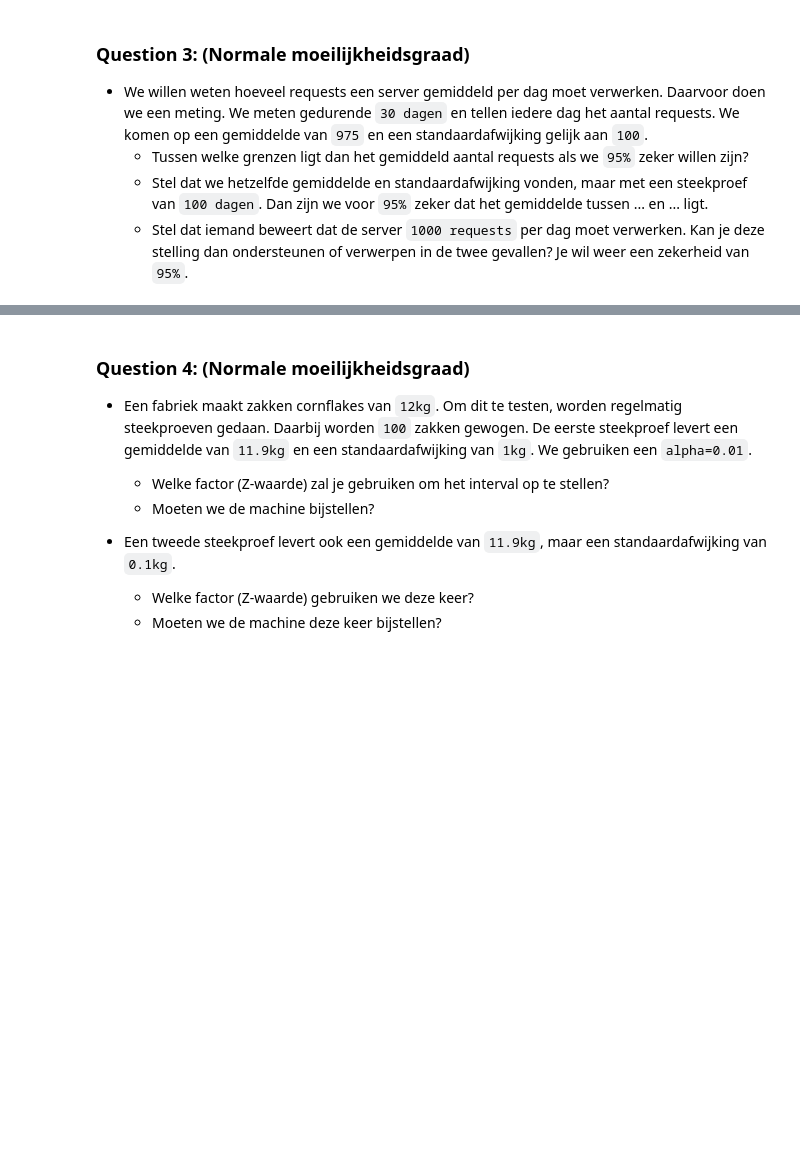
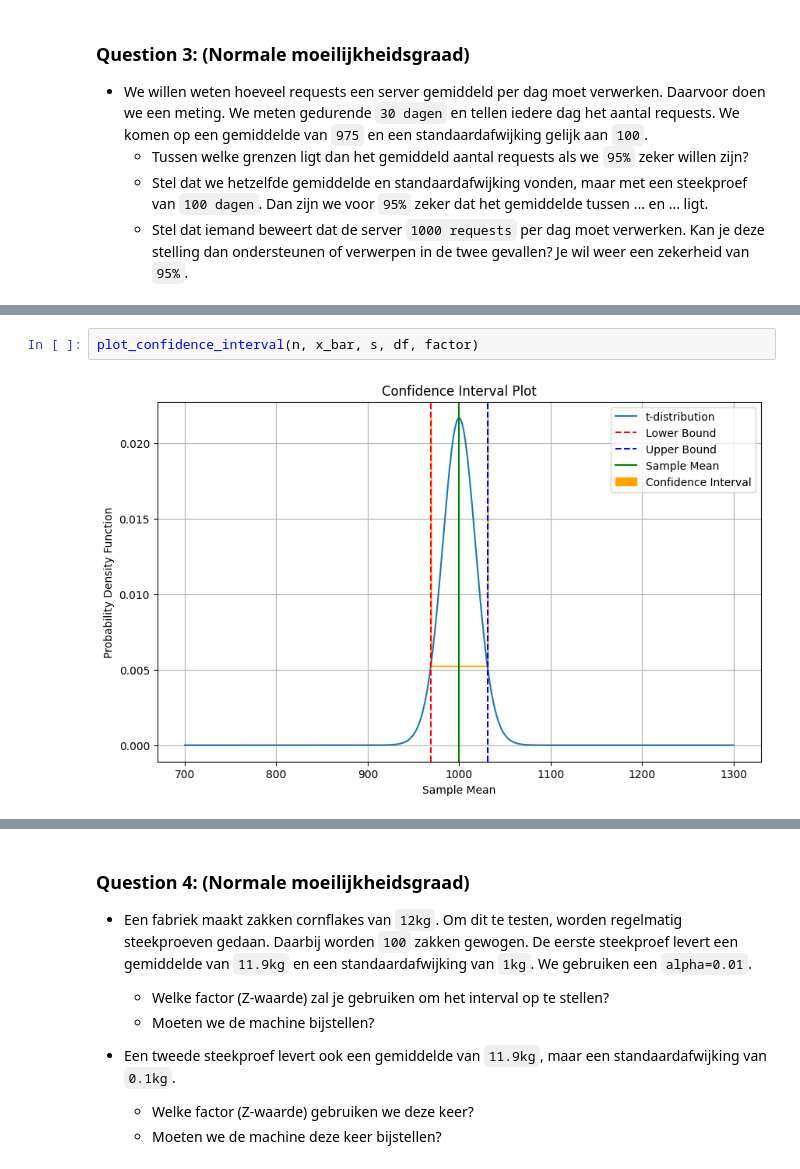
Before and after one commit to EliasDeHondt/DataScience2, a Jupyter notebook: W15P3/Exercises tests part 1.ipynb, the cells around one changed output, grey strips where cells are left out. Saved outputs shown, nothing was run; the diff lists cells and outputs as text; blank space fills up the shorter version.

```diff
--- a/W15P3/Exercises tests part 1.ipynb
+++ b/W15P3/Exercises tests part 1.ipynb
@@ -127,0 +148,4 @@ Confidence Interval: (980.1578304849131, 1019.8421695150869)
+# %%
+plot_confidence_interval(n, x_bar, s, df, factor)
+# %% [output]
+[figure, added]
```
Also changed, not shown: parts of 24 cells of this notebook.
